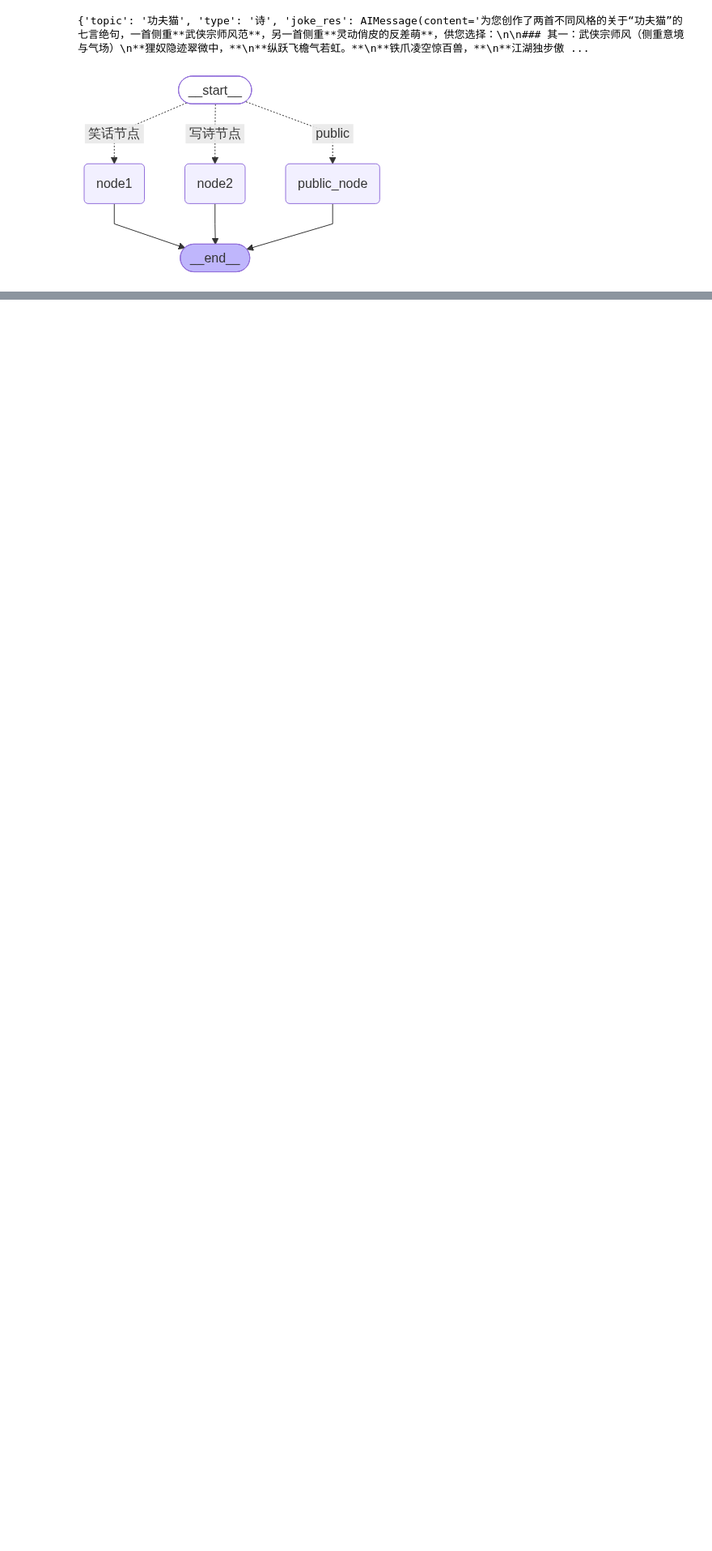
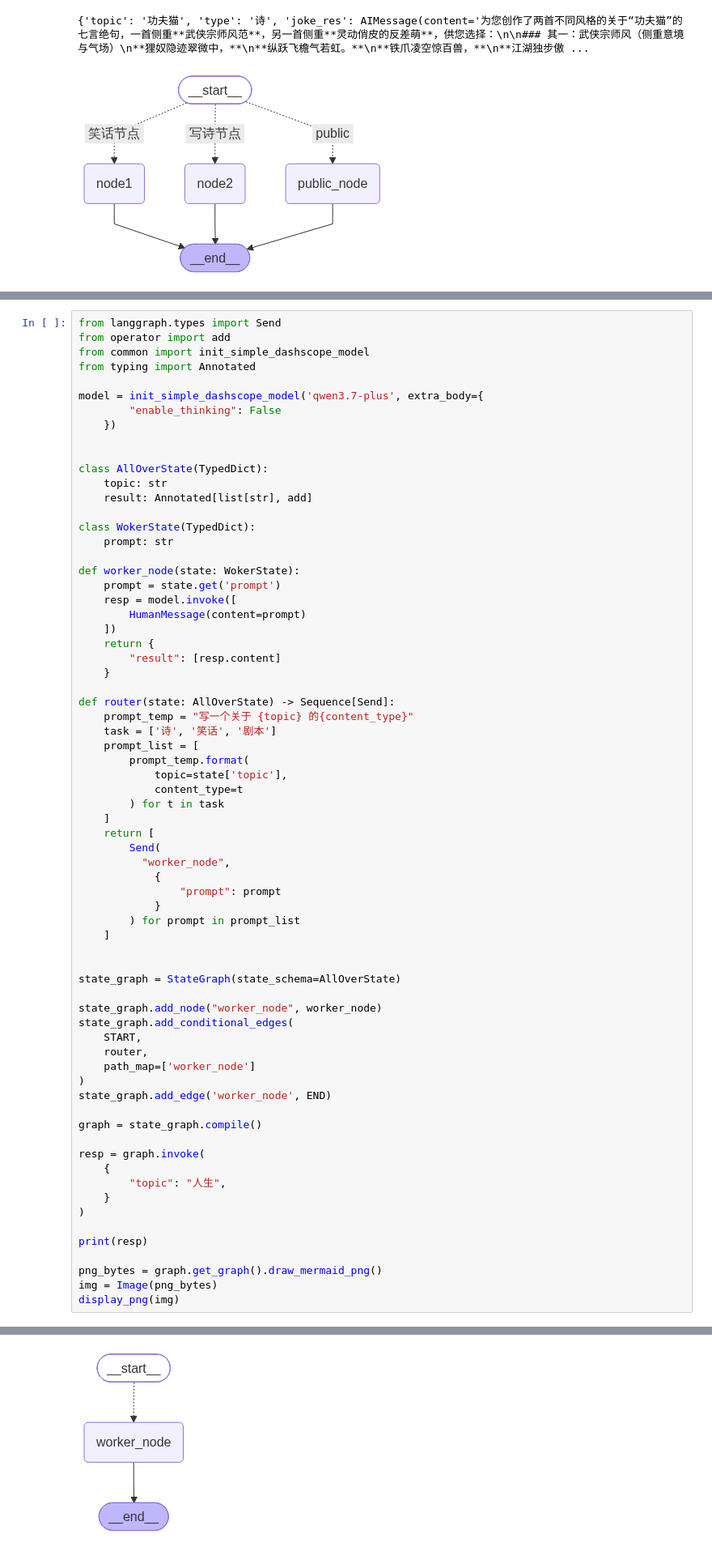
Before and after one commit to wangguoxi0814/langchainv1.2-study, a Jupyter notebook: langgraph/src/06_控制流.ipynb, the cells around one changed output, grey strips where cells are left out. Shown at 81% size. Cells and saved outputs as stored; diff of their text form; blank space fills up the shorter version.

```diff
--- a/langgraph/src/06_控制流.ipynb
+++ b/langgraph/src/06_控制流.ipynb
@@ -212,0 +339,70 @@ display_png(Image(graph.get_graph().draw_mermaid_png()))
+# %%
+from langgraph.types import Send
+from operator import add
+from common import init_simple_dashscope_model
+from typing import Annotated
+
+model = init_simple_dashscope_model('qwen3.7-plus', extra_body={
+        "enable_thinking": False
+    })
+
+
+class AllOverState(TypedDict):
+    topic: str
+    result: Annotated[list[str], add]
+
+class WokerState(TypedDict):
+    prompt: str
+
+def worker_node(state: WokerState):
+    prompt = state.get('prompt')
+    resp = model.invoke([
+        HumanMessage(content=prompt)
+    ])
+    return {
+        "result": [resp.content]
+    }
+
+def router(state: AllOverState) -> Sequence[Send]:
+    prompt_temp = "写一个关于 {topic} 的{content_type}"
+    task = ['诗', '笑话', '剧本']
+    prompt_list = [
+        prompt_temp.format(
+            topic=state['topic'],
+            content_type=t
+        ) for t in task
+    ]
+    return [
+        Send(
+          "worker_node",
+            {
+                "prompt": prompt
+            }
+        ) for prompt in prompt_list
+    ]
+
+
+state_graph = StateGraph(state_schema=AllOverState)
+
+state_graph.add_node("worker_node", worker_node)
+state_graph.add_conditional_edges(
+    START,
+    router,
+    path_map=['worker_node']
+)
+state_graph.add_edge('worker_node', END)
+
+graph = state_graph.compile()
+
+resp = graph.invoke(
+    {
+        "topic": "人生",
+    }
+)
+
+print(resp)
+
+png_bytes = graph.get_graph().draw_mermaid_png()
+img = Image(png_bytes)
+display_png(img)
+# %% [output]
@@ -212,0 +410 @@ display_png(Image(graph.get_graph().draw_mermaid_png()))
+[figure, added]
```
Also changed, not shown: parts of 8 cells of this notebook.
